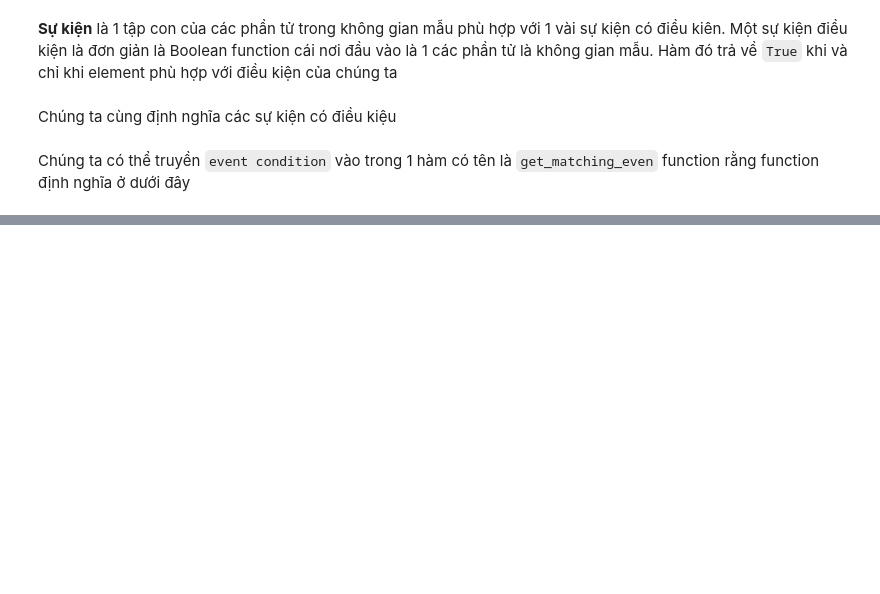
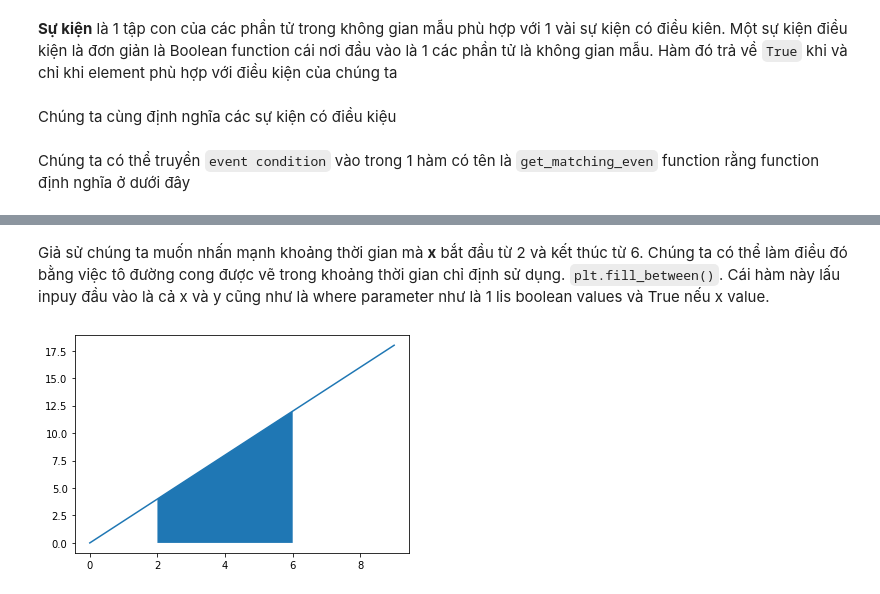
Before and after one commit to Thuoq/Data-Science-Bookcamp, a Jupyter notebook: Case study 1—Finding the winning strategy in a card game.ipynb, the cells around one changed output, grey strips where cells are left out. Saved outputs shown, nothing was run; the diff lists cells and outputs as text; code cells hidden in the pictures; blank space fills up the shorter version.

```diff
--- a/Case study 1—Finding the winning strategy in a card game.ipynb
+++ b/Case study 1—Finding the winning strategy in a card game.ipynb
@@ -56,0 +303,3 @@ for event_condition in event_conditions:
+# %%
+def is_in_interval(number,minimum,maximum):
+    return minimum <= number <= maximum
@@ -56,0 +362,9 @@ for event_condition in event_conditions:
+# %% [markdown]
+Giả sử chúng ta muốn nhấn mạnh khoảng thời gian mà **x** bắt đầu từ 2 và kết thúc từ 6. Chúng ta có thể làm điều đó bằng việc tô đường cong được vẽ trong khoảng thời gian chỉ định sử dụng. `plt.fill_between()`. Cái hàm này lấu inpuy đầu vào là cả x và y cũng như là where parameter như là 1 lis boolean values và True nếu x value.
+# %%
+plt.plot(x,y)
+where = [is_in_interval(value,2,6) for value in x]
+plt.fill_between(x,y,where=where)
+plt.show()
+# %% [output]
+[figure, added]
```
Also changed, not shown: parts of 59 cells of this notebook.
